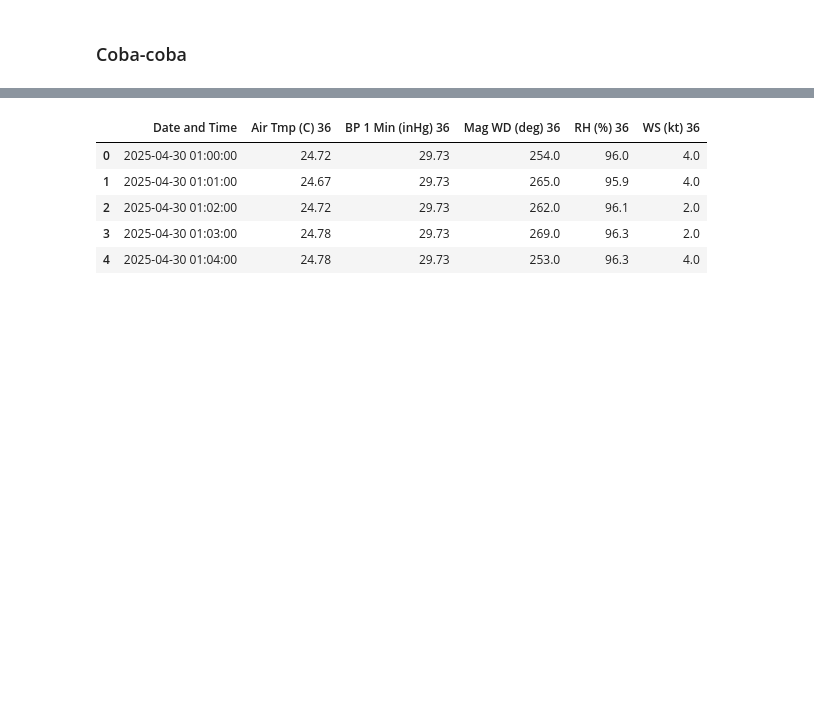
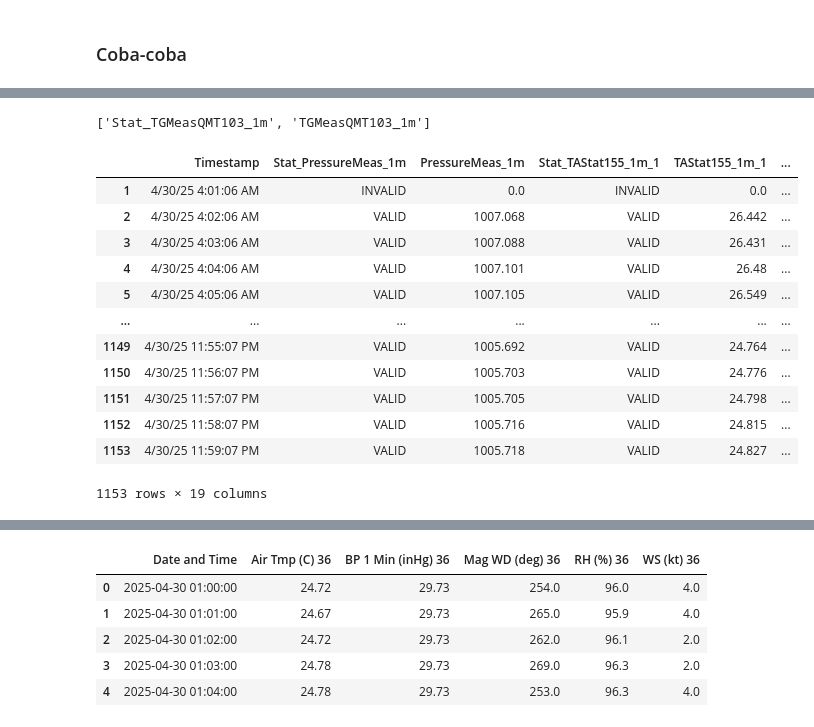
Before and after one commit to HandiSutriyan/CompareDataLapang, a Jupyter notebook: analisis.ipynb, the cells around one changed output, grey strips where cells are left out. Drawn from its saved outputs; the diff is of its cells as text; code cells hidden in the pictures; blank space fills up the shorter version.

```diff
--- a/analisis.ipynb
+++ b/analisis.ipynb
@@ -670,0 +722,30 @@ uut.head()
+# %%
+status_cols = [col for col in mod_uut.columns if col.lower().startswith("stat")]
+invalid_stat_columns = [col for col in mod_uut.columns if (mod_uut[col] == "INVALID").all()]
+sensor_columns_to_drop = [
+    col.replace('Stat_', '') for col in invalid_stat_columns
+    if col.replace('Stat_', '') in mod_uut.columns
+]
+drop_cols = invalid_stat_columns + sensor_columns_to_drop
+status_cols = [col for col in status_cols if col not in invalid_stat_columns]
+
+drop_cols
+# %% [output]
+['Stat_TGMeasQMT103_1m', 'TGMeasQMT103_1m']
+# %%
+mod_uut = mod_uut.drop(columns=drop_cols)
+mod_uut
+# %% [output]
+|  | Timestamp | Stat_PressureMeas_1m | PressureMeas_1m | Stat_TAStat155_1m_1 | TAStat155_1m_1 | ... |
+| 1 | 4/30/25 4:01:06 AM | INVALID | 0.0 | INVALID | 0.0 | ... |
+| 2 | 4/30/25 4:02:06 AM | VALID | 1007.068 | VALID | 26.442 | ... |
+| 3 | 4/30/25 4:03:06 AM | VALID | 1007.088 | VALID | 26.431 | ... |
+| 4 | 4/30/25 4:04:06 AM | VALID | 1007.101 | VALID | 26.48 | ... |
+| 5 | 4/30/25 4:05:06 AM | VALID | 1007.105 | VALID | 26.549 | ... |
+| ... | ... | ... | ... | ... | ... | ... |
+| 1149 | 4/30/25 11:55:07 PM | VALID | 1005.692 | VALID | 24.764 | ... |
+| 1150 | 4/30/25 11:56:07 PM | VALID | 1005.703 | VALID | 24.776 | ... |
+| 1151 | 4/30/25 11:57:07 PM | VALID | 1005.705 | VALID | 24.798 | ... |
+| 1152 | 4/30/25 11:58:07 PM | VALID | 1005.716 | VALID | 24.815 | ... |
+| 1153 | 4/30/25 11:59:07 PM | VALID | 1005.718 | VALID | 24.827 | ... |
+1153 rows × 19 columns
```
Also changed, not shown: parts of 8 cells of this notebook, 1 other file.
